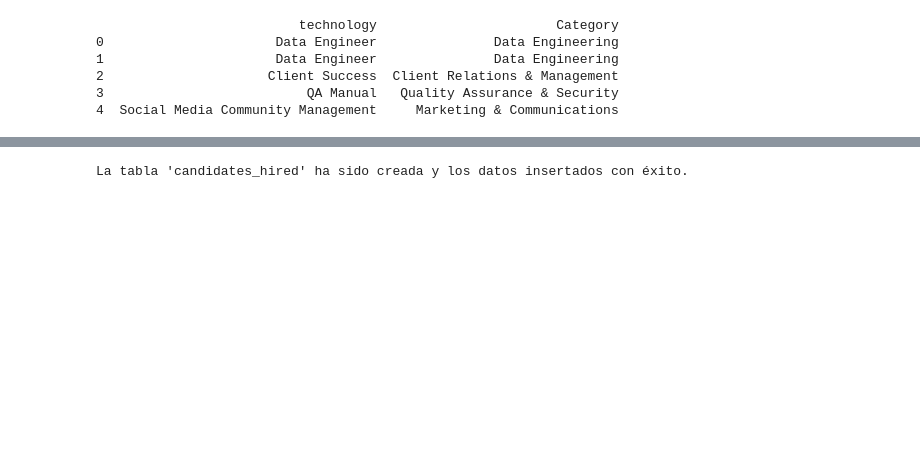
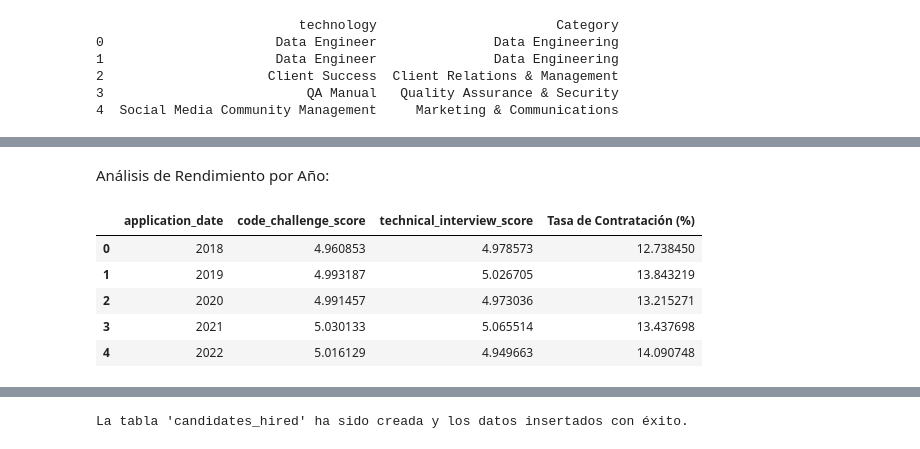
Before and after one commit to StevenVegaL/WORKSHOP-1-Navigating-the-Global-Talent-for-Strategic-Recruitment, a Jupyter notebook: Workshop 1.ipynb, the cells around one changed output, grey strips where cells are left out. Drawn from its saved outputs; the diff is of its cells as text; code cells hidden in the pictures; blank space fills up the shorter version.

```diff
--- a/Workshop 1.ipynb
+++ b/Workshop 1.ipynb
@@ -553,0 +578,22 @@ print(candidatos[['technology', 'Category']].head())
+# %% [markdown]
+Análisis de Rendimiento por Año:
+# %%
+puntuaciones_promedio_por_año = candidatos.groupby('application_date').agg({
+    'code_challenge_score': 'mean',
+    'technical_interview_score': 'mean'
+}).reset_index()
+
+total_aplicaciones_por_año = candidatos.groupby('application_date').size()
+contratados_por_año = candidatos[candidatos['Hired'] == True].groupby('application_date').size()
+tasa_contratacion_por_año = (contratados_por_año / total_aplicaciones_por_año * 100).reset_index(name='Tasa de Contratación (%)')
+
+
+puntuaciones_y_tasa_contratacion = pd.merge(puntuaciones_promedio_por_año, tasa_contratacion_por_año, on='application_date')
+puntuaciones_y_tasa_contratacion
+# %% [output]
+|  | application_date | code_challenge_score | technical_interview_score | Tasa de Contratación (%) |
+| 0 | 2018 | 4.960853 | 4.978573 | 12.738450 |
+| 1 | 2019 | 4.993187 | 5.026705 | 13.843219 |
+| 2 | 2020 | 4.991457 | 4.973036 | 13.215271 |
+| 3 | 2021 | 5.030133 | 5.065514 | 13.437698 |
+| 4 | 2022 | 5.016129 | 4.949663 | 14.090748 |
```
Also changed, not shown: parts of 13 cells of this notebook.
